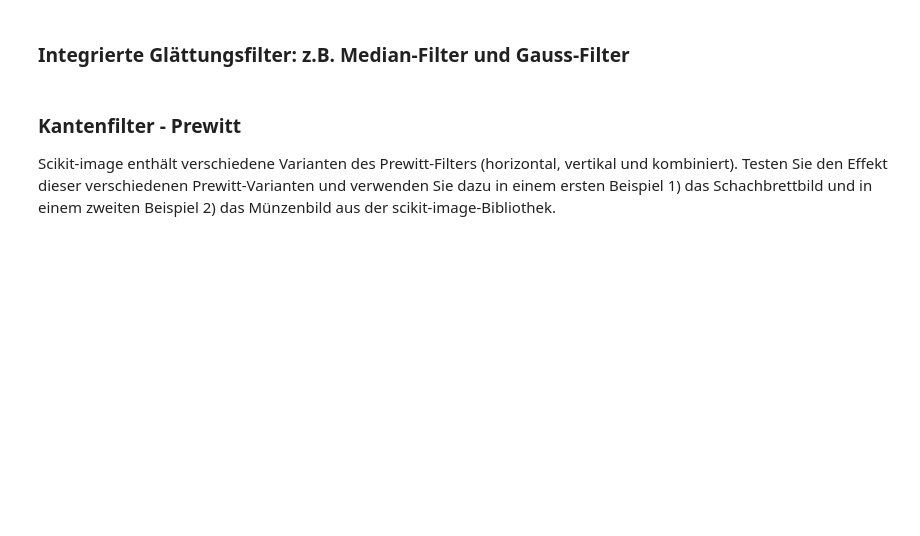
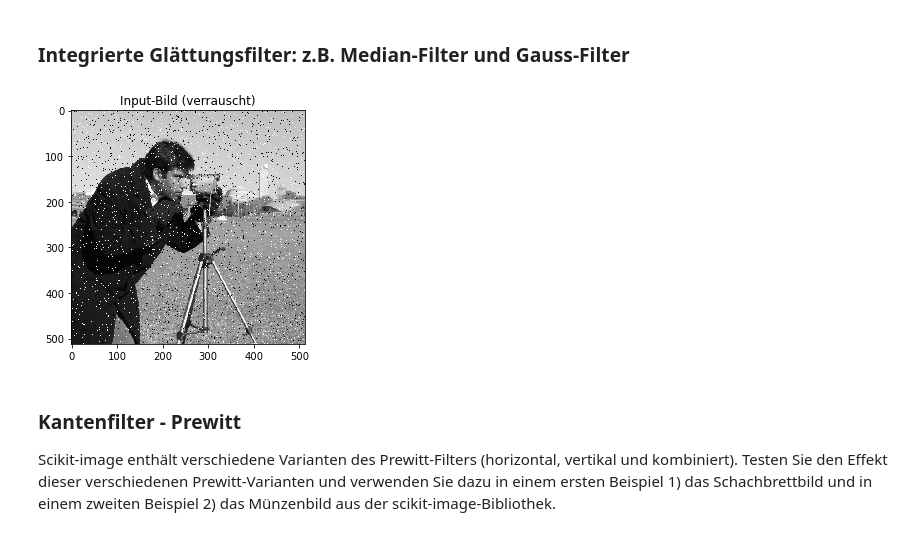
Before and after one commit to Dhalu-the-great/Uebungen-GeoProgrammierung-I, a Jupyter notebook: BMS/2040.2h_U_Filteroperationen_Python_Aufgaben/DBV_U_2_2_DBV_Filter.ipynb, the cells around one changed output. Cells and saved outputs as stored; diff of their text form; code cells hidden in the pictures; blank space fills up the shorter version.

```diff
--- a/BMS/2040.2h_U_Filteroperationen_Python_Aufgaben/DBV_U_2_2_DBV_Filter.ipynb
+++ b/BMS/2040.2h_U_Filteroperationen_Python_Aufgaben/DBV_U_2_2_DBV_Filter.ipynb
@@ -20,15 +20,17 @@ import matplotlib.pyplot as plt
 # %%
 # Bild laden und verrauschen (Salt & Pepper Rauschen)
 # Tipp: verwenden Sie dazu die skimage Funktion util.random_noise()
 
-input_noisy = # TODO
+input_noisy = util.random_noise(data.camera(),'s&p')
 
 # Bild beschriften und darstellen
 plt.figure()
 plt.title('Input-Bild (verrauscht)')
 
 io.imshow(input_noisy)
 io.show()
+# %% [output]
+[figure, added]
 # %%
 # Median-Filterung des verrauschten Inputs-Bilds
 # Tipp: verwenden Sie die Funktion filters.median()
```
Also changed, not shown: 31 other files.
